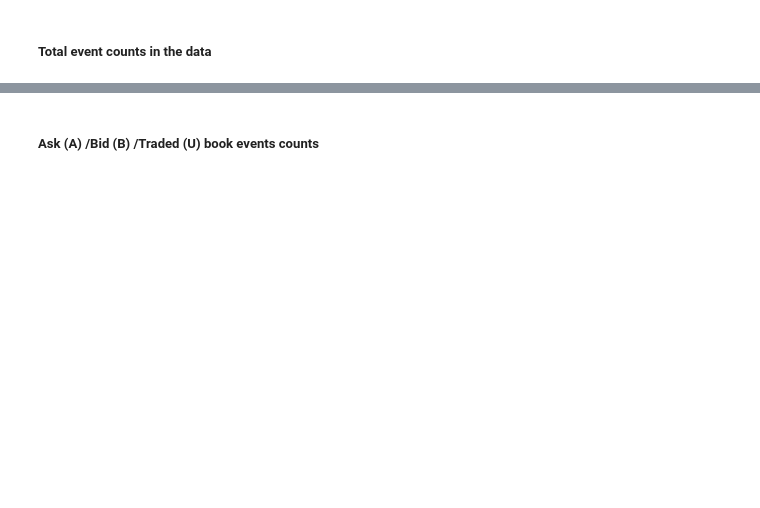
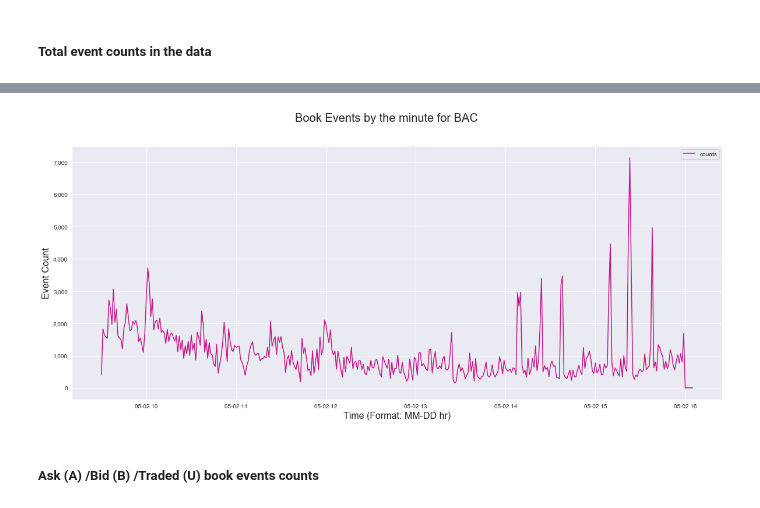
Before and after one commit to charurawat/deeplearning-stock-mkt-prediction, a Jupyter notebook: preprocessing.ipynb, the cells around one changed output, grey strips where cells are left out. Drawn from its saved outputs; the diff is of its cells as text; code cells hidden in the pictures; blank space fills up the shorter version.

```diff
--- a/preprocessing.ipynb
+++ b/preprocessing.ipynb
@@ -135,2 +139,27 @@ plt.show()
+# %%
+# BY THE MINUTE
+sns.set_style("darkgrid")
+fig = plt.figure(figsize=(20,8))
+ax = fig.add_subplot(111)
+
+df_plot = df2.groupby(by=['date_minute']).size().reset_index(name="counts")
+df_plot = df_plot.sort_values(by=['date_minute'])
+#df_plot.head()
+
+# plot the trends
+plt.plot('date_minute', 'counts', data = df_plot, color='mediumvioletred')
+
+# format plots
+fig.suptitle('Book Events by the minute for BAC', fontsize=20)
+plt.xlabel('Time (Format: MM-DD hr)', fontsize=16)
+plt.ylabel('Event Count', fontsize=16)
+pylab.legend(loc='upper right')
+ax.get_yaxis().set_major_formatter(
+    matplotlib.ticker.FuncFormatter(lambda y, p: format(int(y), ',')))
+
+# display
+plt.show()
+# %% [output]
+[figure, added]
 # %% [markdown]
 ##### Ask (A) /Bid (B) /Traded (U) book events counts
```
Also changed, not shown: parts of 5 cells of this notebook.
